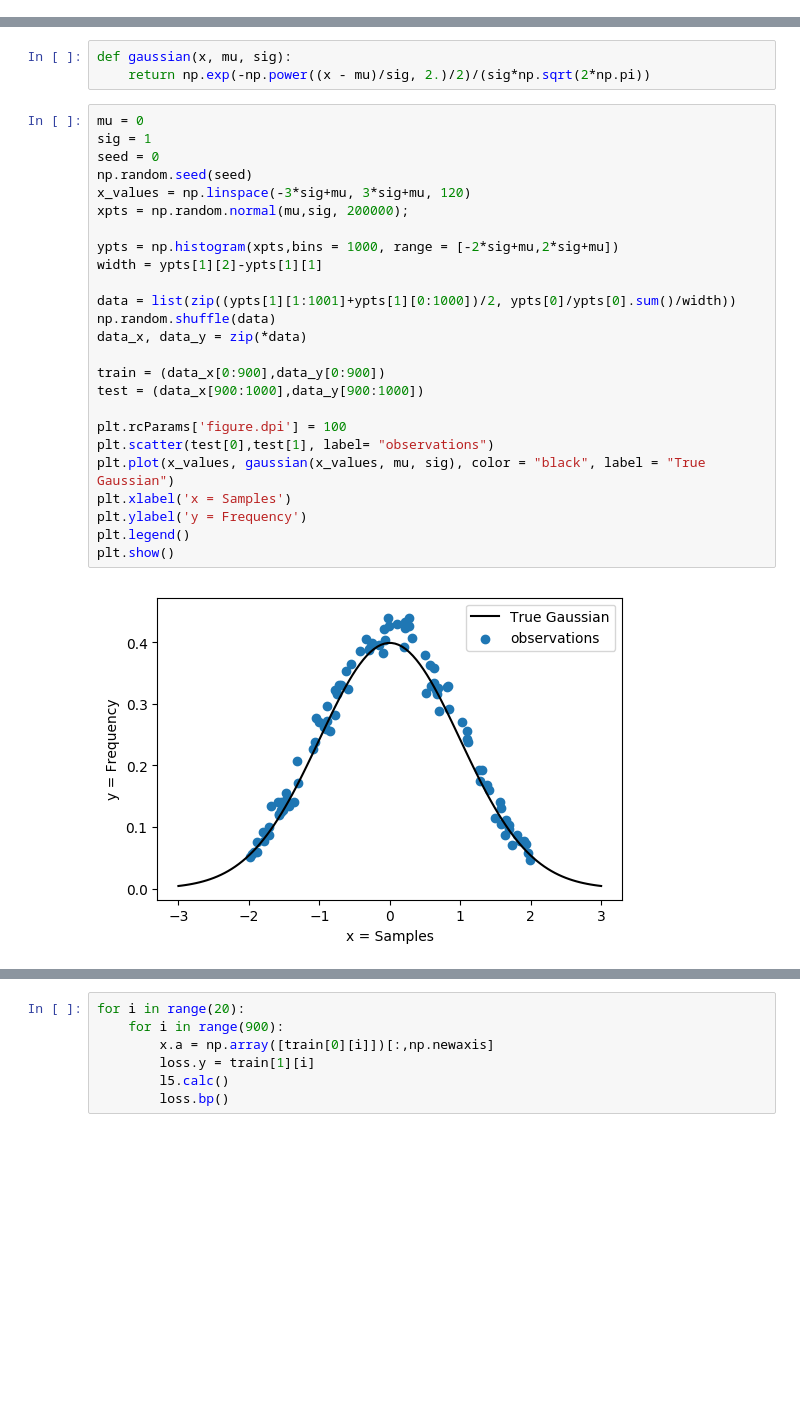
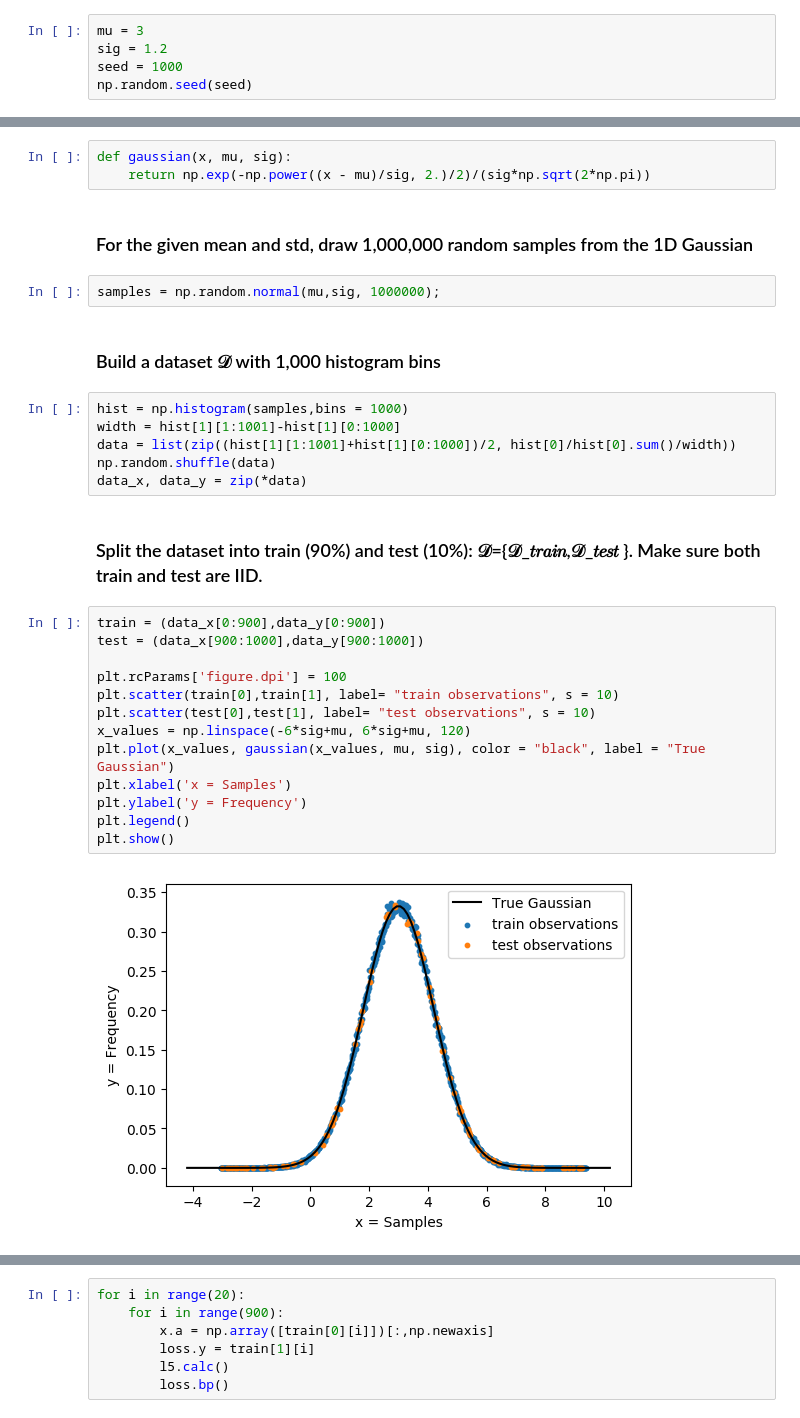
Before and after one commit to GrizzliusMaximus/CoE197-Machine-Learning, a Jupyter notebook: Machine Learning HW2.ipynb, the cells around one changed output, grey strips where cells are left out. Cells and saved outputs as stored; diff of their text form; blank space fills up the shorter version.

```diff
--- a/Machine Learning HW2.ipynb
+++ b/Machine Learning HW2.ipynb
@@ -3,0 +6,5 @@ import matplotlib.pyplot as plt
+# %%
+mu = 3
+sig = 1.2
+seed = 1000
+np.random.seed(seed)
@@ -4,30 +13,32 @@ import matplotlib.pyplot as plt
 # %%
 def gaussian(x, mu, sig):
     return np.exp(-np.power((x - mu)/sig, 2.)/2)/(sig*np.sqrt(2*np.pi))
+# %% [markdown]
+### For the given mean and std, draw 1,000,000 random samples from the 1D Gaussian
+# %%
+samples = np.random.normal(mu,sig, 1000000);
+# %% [markdown]
+### Build a dataset 𝒟 with 1,000 histogram bins
+# %%
+hist = np.histogram(samples,bins = 1000)
+width = hist[1][1:1001]-hist[1][0:1000]
+data = list(zip((hist[1][1:1001]+hist[1][0:1000])/2, hist[0]/hist[0].sum()/width))
+np.random.shuffle(data)
+data_x, data_y = zip(*data)
+# %% [markdown]
+### Split the dataset into train (90%) and test (10%): 𝒟={𝒟_𝑡𝑟𝑎𝑖𝑛,𝒟_𝑡𝑒𝑠𝑡 }. Make sure both train and test are IID.
 # %%
-mu = 0
-sig = 1
-seed = 0
-np.random.seed(seed)
-x_values = np.linspace(-3*sig+mu, 3*sig+mu, 120)
-xpts = np.random.normal(mu,sig, 200000);
-
-ypts = np.histogram(xpts,bins = 1000, range = [-2*sig+mu,2*sig+mu])
-width = ypts[1][2]-ypts[1][1]
-
-data = list(zip((ypts[1][1:1001]+ypts[1][0:1000])/2, ypts[0]/ypts[0].sum()/width))
-np.random.shuffle(data)
-data_x, data_y = zip(*data)
-
 train = (data_x[0:900],data_y[0:900])
 test = (data_x[900:1000],data_y[900:1000])
 
 plt.rcParams['figure.dpi'] = 100
-plt.scatter(test[0],test[1], label= "observations")
+plt.scatter(train[0],train[1], label= "train observations", s = 10)
+plt.scatter(test[0],test[1], label= "test observations", s = 10)
+x_values = np.linspace(-6*sig+mu, 6*sig+mu, 120)
 plt.plot(x_values, gaussian(x_values, mu, sig), color = "black", label = "True Gaussian")
 plt.xlabel('x = Samples')
 plt.ylabel('y = Frequency')
 plt.legend()
 plt.show()
 # %% [output]
-[figure, old version]
+[figure, new version]
```
Also changed, not shown: parts of 14 cells of this notebook.
